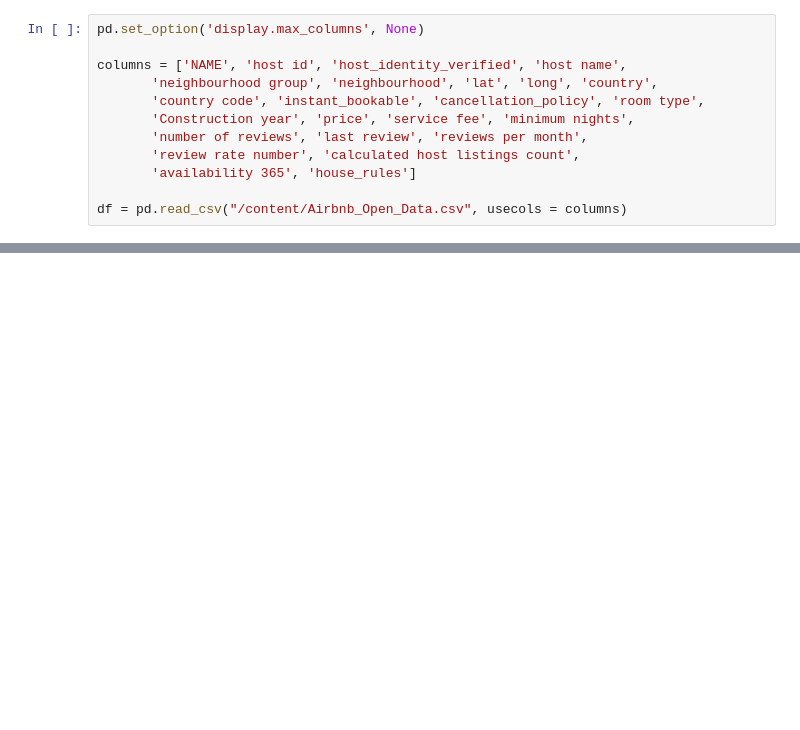
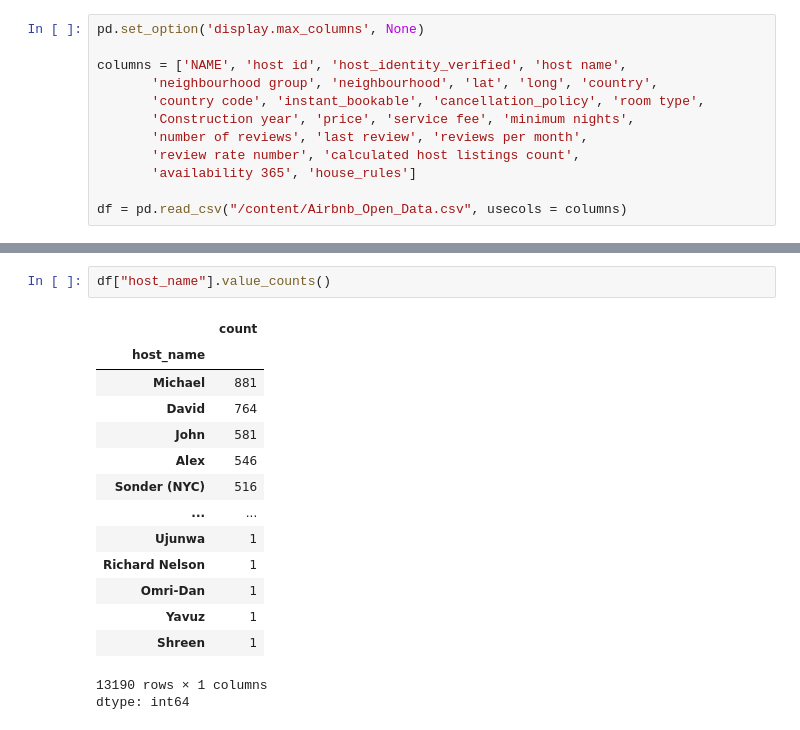
Before and after one commit to tmy-datamesa/airbnb, a Jupyter notebook: airbnb_EDA.ipynb, the cells around one changed output, grey strips where cells are left out. Drawn from its saved outputs; the diff is of its cells as text; blank space fills up the shorter version.

```diff
--- a/airbnb_EDA.ipynb
+++ b/airbnb_EDA.ipynb
@@ -29,0 +100,18 @@ df.head(3)
+# %%
+df["host_name"].value_counts()
+# %% [output]
+|  | count |
+| host_name |  |
+| Michael | 881 |
+| David | 764 |
+| John | 581 |
+| Alex | 546 |
+| Sonder (NYC) | 516 |
+| ... | ... |
+| Ujunwa | 1 |
+| Richard Nelson | 1 |
+| Omri-Dan | 1 |
+| Yavuz | 1 |
+| Shreen | 1 |
+13190 rows × 1 columns
+dtype: int64
```
Also changed, not shown: parts of 30 cells of this notebook.
